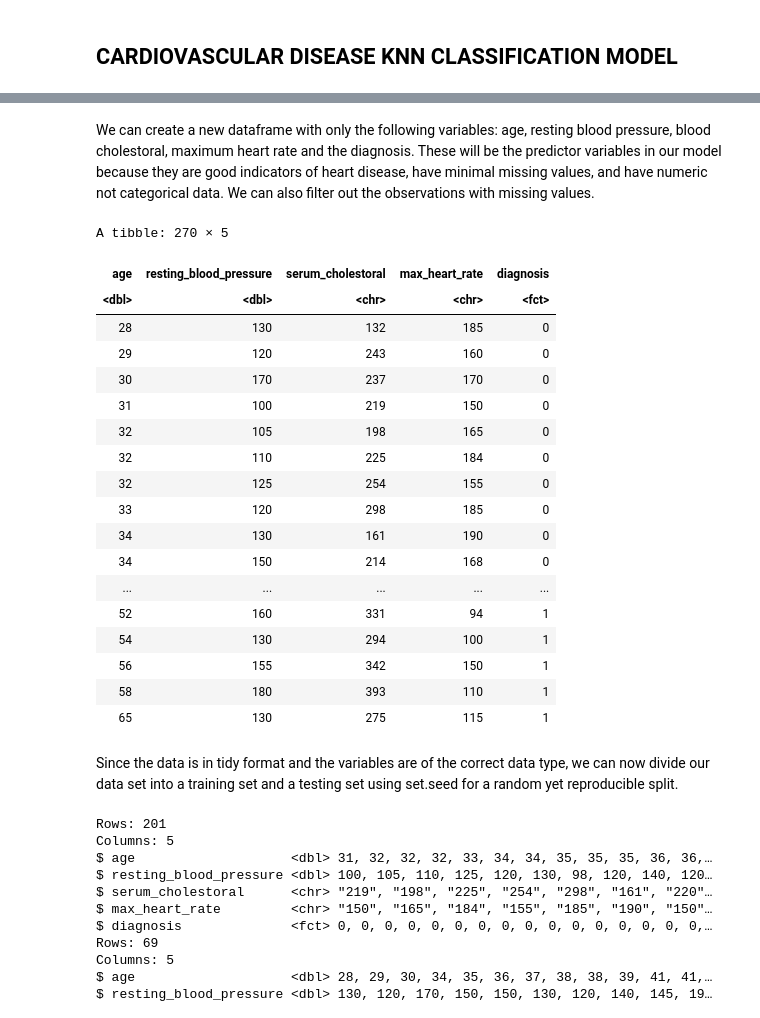
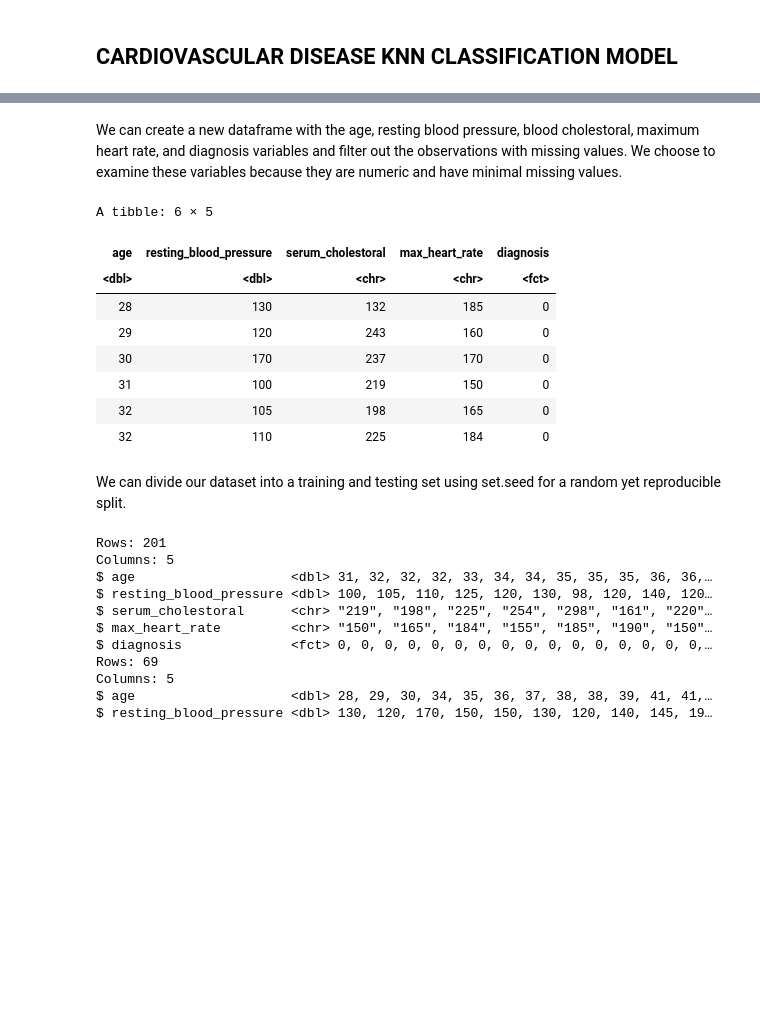
Before and after one commit to julieklipp/Project-Proposal, a Jupyter notebook: Project Proposal.ipynb, the cells around one changed output, grey strips where cells are left out. Cells and saved outputs as stored; diff of their text form; code cells hidden in the pictures; blank space fills up the shorter version.

```diff
--- a/Project Proposal.ipynb
+++ b/Project Proposal.ipynb
@@ -74,32 +72,22 @@ A tibble: 294 × 14
 # %% [markdown]
-We can create a new dataframe with only the following variables: age, resting blood pressure, blood cholestoral, maximum heart rate and the diagnosis. These will be the predictor variables in our model because they are good indicators of heart disease, have minimal missing values, and have numeric not categorical data. We can also filter out the observations with missing values.
+We can create a new dataframe with the age, resting blood pressure, blood cholestoral, maximum heart rate, and diagnosis variables and filter out the observations with missing values. We choose to examine these variables because they are numeric and have minimal missing values.
 # %%
 tidy_heart_data <- heart_data_renamed  |>
     select(age, resting_blood_pressure, serum_cholestoral, max_heart_rate, diagnosis) |>
     filter(age != "?", resting_blood_pressure != "?", serum_cholestoral != "?", max_heart_rate != "?", diagnosis != "?")
-tidy_heart_data
+head(tidy_heart_data)
 # %% [output]
-A tibble: 270 × 5
+A tibble: 6 × 5
 | age | resting_blood_pressure | serum_cholestoral | max_heart_rate | diagnosis |
 | <dbl> | <dbl> | <chr> | <chr> | <fct> |
 | 28 | 130 | 132 | 185 | 0 |
 | 29 | 120 | 243 | 160 | 0 |
 | 30 | 170 | 237 | 170 | 0 |
 | 31 | 100 | 219 | 150 | 0 |
 | 32 | 105 | 198 | 165 | 0 |
 | 32 | 110 | 225 | 184 | 0 |
-| 32 | 125 | 254 | 155 | 0 |
-| 33 | 120 | 298 | 185 | 0 |
-| 34 | 130 | 161 | 190 | 0 |
-| 34 | 150 | 214 | 168 | 0 |
-| ... | ... | ... | ... | ... |
-| 52 | 160 | 331 | 94 | 1 |
-| 54 | 130 | 294 | 100 | 1 |
-| 56 | 155 | 342 | 150 | 1 |
-| 58 | 180 | 393 | 110 | 1 |
-| 65 | 130 | 275 | 115 | 1 |
 # %% [markdown]
-Since the data is in tidy format and the variables are of the correct data type, we can now divide our data set into a training set and a testing set using set.seed for a random yet reproducible split.
+We can divide our dataset into a training and testing set using set.seed for a random yet reproducible split.
 # %%
 split_heart_data <- initial_split(tidy_heart_data, prop = 0.75, strata = diagnosis)
 training_heart_data <- training(split_heart_data)
```
Also changed, not shown: parts of 14 cells of this notebook.
